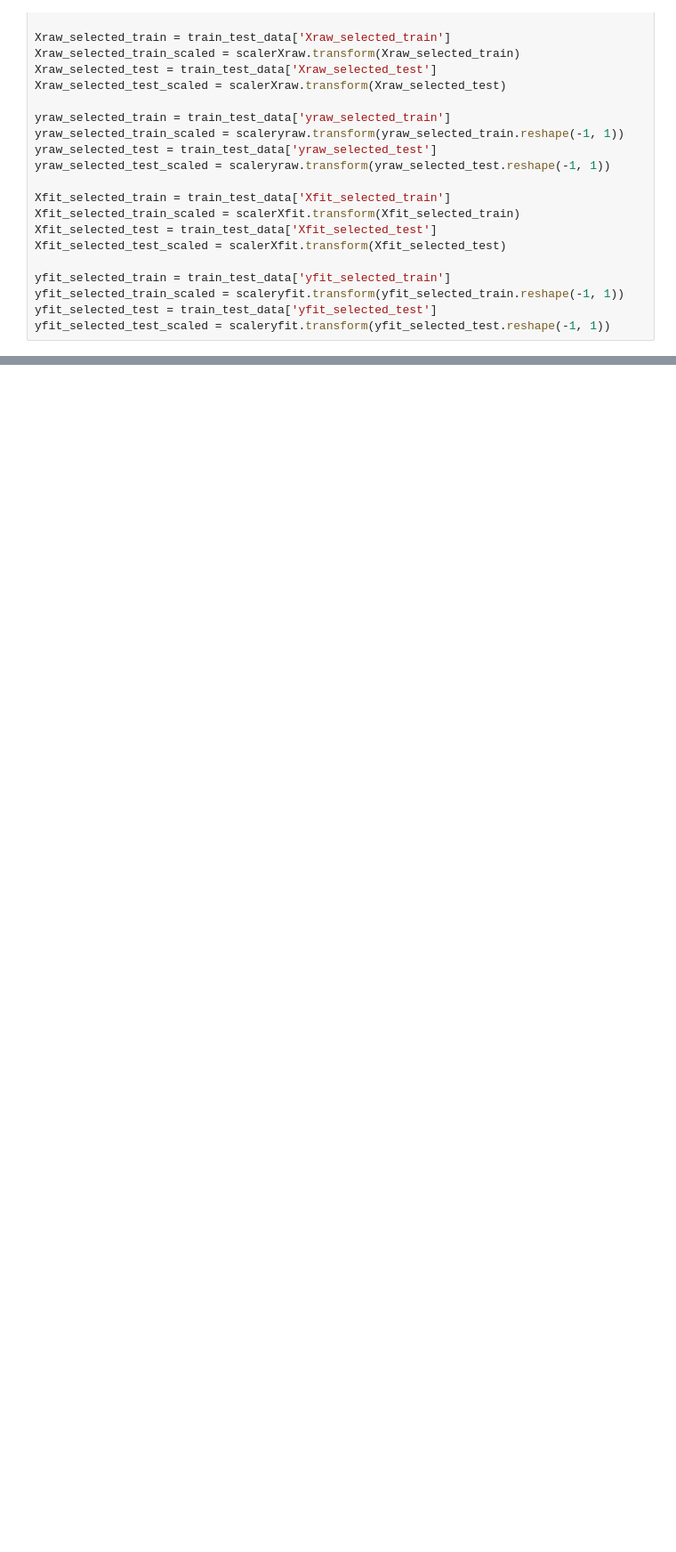
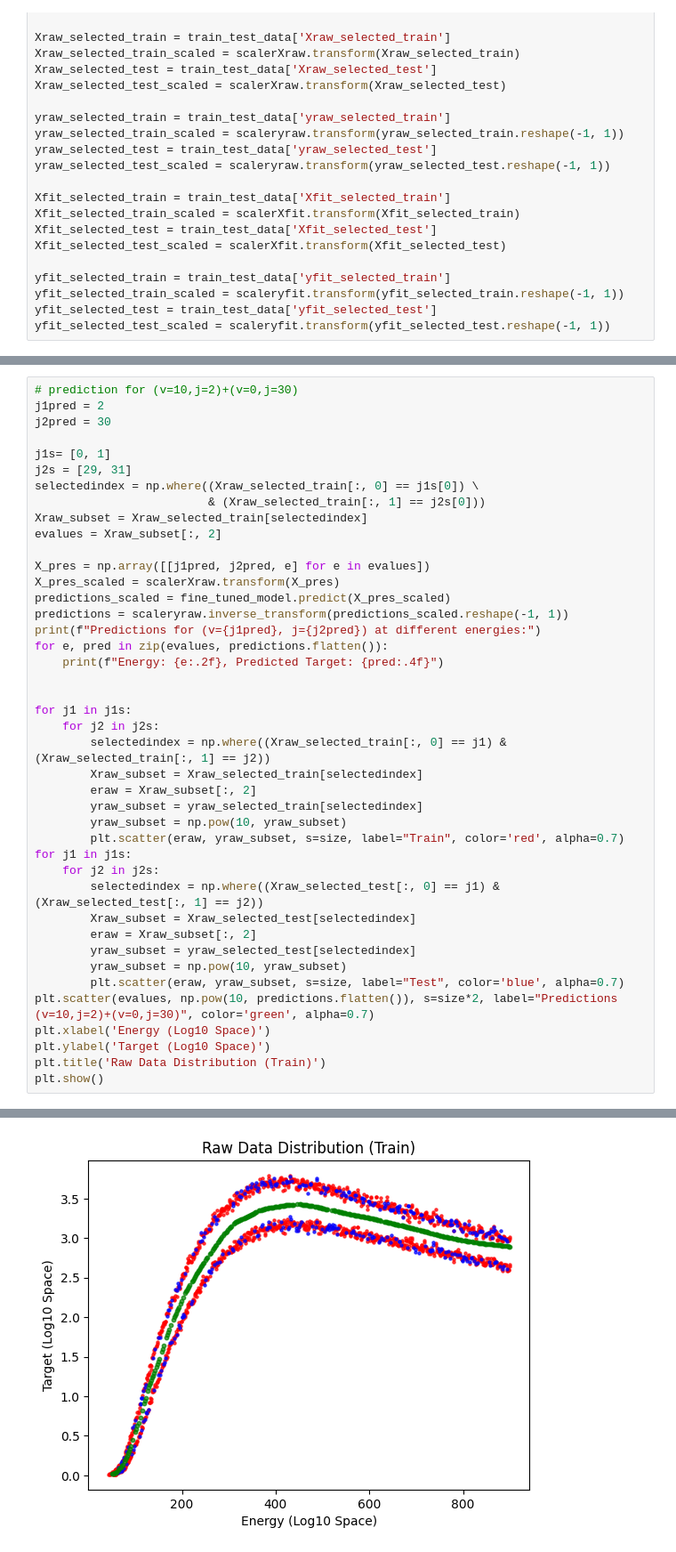
Before and after one commit to lstorchi/MultiFitter, a Jupyter notebook: testperv1v2models..ipynb, the cells around one changed output, grey strips where cells are left out. Shown at 89% size. Drawn from its saved outputs; the diff is of its cells as text; blank space fills up the shorter version.

```diff
--- a/testperv1v2models..ipynb
+++ b/testperv1v2models..ipynb
@@ -123,0 +316,43 @@ plt.show()
+# %%
+# prediction for (v=10,j=2)+(v=0,j=30)
+j1pred = 2
+j2pred = 30
+
+j1s= [0, 1]
+j2s = [29, 31]
+selectedindex = np.where((Xraw_selected_train[:, 0] == j1s[0]) \
+                         & (Xraw_selected_train[:, 1] == j2s[0]))
+Xraw_subset = Xraw_selected_train[selectedindex]
+evalues = Xraw_subset[:, 2]
+
+X_pres = np.array([[j1pred, j2pred, e] for e in evalues])
+X_pres_scaled = scalerXraw.transform(X_pres)
+predictions_scaled = fine_tuned_model.predict(X_pres_scaled)
+predictions = scaleryraw.inverse_transform(predictions_scaled.reshape(-1, 1))
+print(f"Predictions for (v={j1pred}, j={j2pred}) at different energies:")
+for e, pred in zip(evalues, predictions.flatten()):
+    print(f"Energy: {e:.2f}, Predicted Target: {pred:.4f}")
+
+
+for j1 in j1s:
+    for j2 in j2s:
+        selectedindex = np.where((Xraw_selected_train[:, 0] == j1) & (Xraw_selected_train[:, 1] == j2))
+        Xraw_subset = Xraw_selected_train[selectedindex]
+        eraw = Xraw_subset[:, 2]
+        yraw_subset = yraw_selected_train[selectedindex]
+        yraw_subset = np.pow(10, yraw_subset)
+        plt.scatter(eraw, yraw_subset, s=size, label="Train", color='red', alpha=0.7)
+for j1 in j1s:
+    for j2 in j2s:
+        selectedindex = np.where((Xraw_selected_test[:, 0] == j1) & (Xraw_selected_test[:, 1] == j2))
+        Xraw_subset = Xraw_selected_test[selectedindex]
+        eraw = Xraw_subset[:, 2]
+        yraw_subset = yraw_selected_test[selectedindex]
+        yraw_subset = np.pow(10, yraw_subset)
+        plt.scatter(eraw, yraw_subset, s=size, label="Test", color='blue', alpha=0.7)
+plt.scatter(evalues, np.pow(10, predictions.flatten()), s=size*2, label="Predictions (v=10,j=2)+(v=0,j=30)", color='green', alpha=0.7)
+plt.xlabel('Energy (Log10 Space)')
+plt.ylabel('Target (Log10 Space)')
+plt.title('Raw Data Distribution (Train)')
+plt.show()
+# %% [output]
@@ -123,0 +376 @@ plt.show()
+[figure, added]
```
Also changed, not shown: parts of 6 cells of this notebook, 1 other file.
